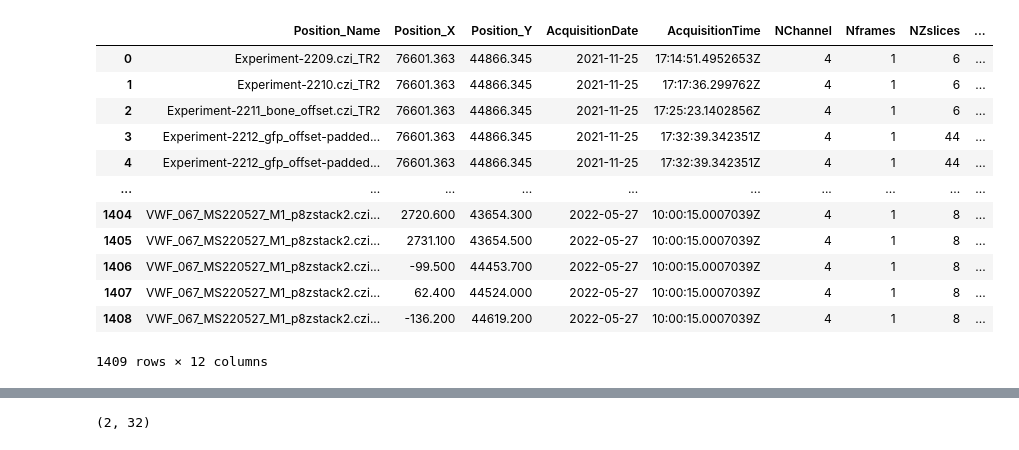
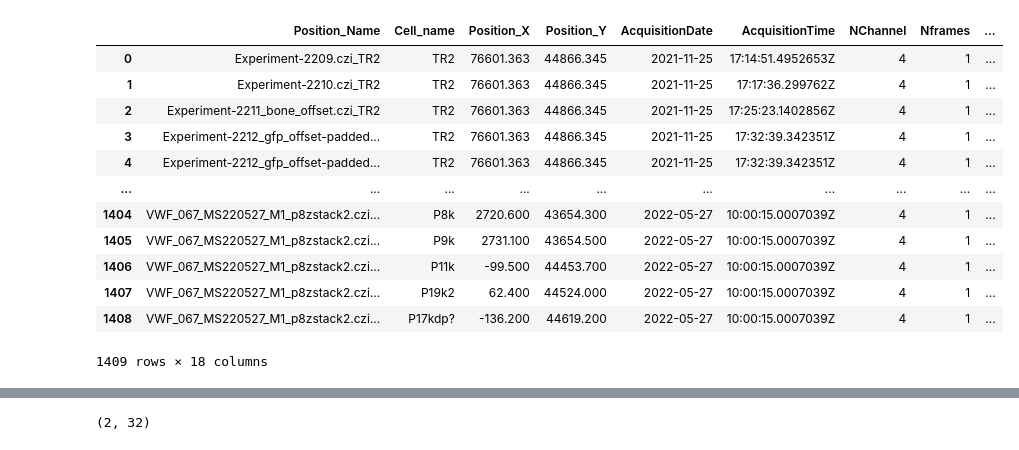
Before and after one commit to Mas515/Image_analysis, a Jupyter notebook: CZI_metadata_processing/Metadata_plotting.ipynb, the cells around one changed output, grey strips where cells are left out. Drawn from its saved outputs; the diff is of its cells as text; code cells hidden in the pictures.

```diff
--- a/CZI_metadata_processing/Metadata_plotting.ipynb
+++ b/CZI_metadata_processing/Metadata_plotting.ipynb
@@ -19,48 +19,48 @@ import pandas as pd
 # pddf9=pd.read_csv('/Users/secchim/Documents/VWF_067_MS220526_IVMdepletion24h_metadata.csv')
 
 
 # pddf=pd.concat([pddf, pddf1, pddf2, pddf3, pddf4, pddf5, pddf6, pddf7, pddf8, pddf9 ], axis =0)
 
-pddf=pd.read_csv('/Users/secchim/Documents/VWF_043_045_048_049_053_060_062_063_066_067_IVM_metadata.csv')
+pddf=pd.read_csv('/Users/secchim/Documents/221102_VWF_043_045_048_049_053_060_062_063_066_067_IVM_metadata.csv')
 pddf
 
 ##### WORKS
 pddf.loc[pddf['NZslices']==1, 'Datatype']='snap'
 pddf.loc[pddf['NZslices']>1, 'Datatype']='single_zstack'
 pddf.loc[pddf['Tilerow']>1, 'Datatype']='tilescan'
 pddf.loc[pddf['Tilecolumn'] >1, 'Datatype']='tilescan'
 pddf.loc[pddf['Nframes']>1, 'Datatype']='movie'
 
 pddf
 
 #REMOVING THE TILESCAN PROCESSED FILES
 
 #df=pddf[pddf['Position_Name'].str.contains('padd')==False]
 #df=df[df['Position_Name'].str.contains('stich')==False]
 
 #ALSO NEED TO MANUALLY CHANGE VWF_045 files which lack the MS in the name
 #df['Position_Name']=df['Position_Name'].str.replace(r'VWF_045_211','VWF_045_MS211')
 pddf['Position_Name']=pddf['Position_Name'].str.replace(r'VWF_067_2205','VWF_067_MS2205')
 
-pddf.to_csv('/Users/secchim/Documents/Combined_metadata_edited.csv', index=False)
+pddf.to_csv('/Users/secchim/Documents/221102Combined_metadata_edited.csv', index=False)
 #1368 rows
 #changed the date format manually to short and reversed !!!!! 2022-03-04
 
 pddf
 # %% [output]
-|  | Position_Name | Position_X | Position_Y | AcquisitionDate | AcquisitionTime | NChannel | Nframes | NZslices | ... |
-| 0 | Experiment-2209.czi_TR2 | 76601.363 | 44866.345 | 2021-11-25 | 17:14:51.4952653Z | 4 | 1 | 6 | ... |
-| 1 | Experiment-2210.czi_TR2 | 76601.363 | 44866.345 | 2021-11-25 | 17:17:36.299762Z | 4 | 1 | 6 | ... |
-| 2 | Experiment-2211_bone_offset.czi_TR2 | 76601.363 | 44866.345 | 2021-11-25 | 17:25:23.1402856Z | 4 | 1 | 6 | ... |
-| 3 | Experiment-2212_gfp_offset-padded... | 76601.363 | 44866.345 | 2021-11-25 | 17:32:39.342351Z | 4 | 1 | 44 | ... |
-| 4 | Experiment-2212_gfp_offset-padded... | 76601.363 | 44866.345 | 2021-11-25 | 17:32:39.342351Z | 4 | 1 | 44 | ... |
+|  | Position_Name | Cell_name | Position_X | Position_Y | AcquisitionDate | AcquisitionTime | NChannel | Nframes | ... |
+| 0 | Experiment-2209.czi_TR2 | TR2 | 76601.363 | 44866.345 | 2021-11-25 | 17:14:51.4952653Z | 4 | 1 | ... |
+| 1 | Experiment-2210.czi_TR2 | TR2 | 76601.363 | 44866.345 | 2021-11-25 | 17:17:36.299762Z | 4 | 1 | ... |
+| 2 | Experiment-2211_bone_offset.czi_TR2 | TR2 | 76601.363 | 44866.345 | 2021-11-25 | 17:25:23.1402856Z | 4 | 1 | ... |
+| 3 | Experiment-2212_gfp_offset-padded... | TR2 | 76601.363 | 44866.345 | 2021-11-25 | 17:32:39.342351Z | 4 | 1 | ... |
+| 4 | Experiment-2212_gfp_offset-padded... | TR2 | 76601.363 | 44866.345 | 2021-11-25 | 17:32:39.342351Z | 4 | 1 | ... |
 | ... | ... | ... | ... | ... | ... | ... | ... | ... | ... |
-| 1404 | VWF_067_MS220527_M1_p8zstack2.czi... | 2720.600 | 43654.300 | 2022-05-27 | 10:00:15.0007039Z | 4 | 1 | 8 | ... |
-| 1405 | VWF_067_MS220527_M1_p8zstack2.czi... | 2731.100 | 43654.500 | 2022-05-27 | 10:00:15.0007039Z | 4 | 1 | 8 | ... |
-| 1406 | VWF_067_MS220527_M1_p8zstack2.czi... | -99.500 | 44453.700 | 2022-05-27 | 10:00:15.0007039Z | 4 | 1 | 8 | ... |
-| 1407 | VWF_067_MS220527_M1_p8zstack2.czi... | 62.400 | 44524.000 | 2022-05-27 | 10:00:15.0007039Z | 4 | 1 | 8 | ... |
-| 1408 | VWF_067_MS220527_M1_p8zstack2.czi... | -136.200 | 44619.200 | 2022-05-27 | 10:00:15.0007039Z | 4 | 1 | 8 | ... |
+| 1404 | VWF_067_MS220527_M1_p8zstack2.czi... | P8k | 2720.600 | 43654.300 | 2022-05-27 | 10:00:15.0007039Z | 4 | 1 | ... |
+| 1405 | VWF_067_MS220527_M1_p8zstack2.czi... | P9k | 2731.100 | 43654.500 | 2022-05-27 | 10:00:15.0007039Z | 4 | 1 | ... |
+| 1406 | VWF_067_MS220527_M1_p8zstack2.czi... | P11k | -99.500 | 44453.700 | 2022-05-27 | 10:00:15.0007039Z | 4 | 1 | ... |
+| 1407 | VWF_067_MS220527_M1_p8zstack2.czi... | P19k2 | 62.400 | 44524.000 | 2022-05-27 | 10:00:15.0007039Z | 4 | 1 | ... |
+| 1408 | VWF_067_MS220527_M1_p8zstack2.czi... | P17kdp? | -136.200 | 44619.200 | 2022-05-27 | 10:00:15.0007039Z | 4 | 1 | ... |
-1409 rows × 12 columns
+1409 rows × 18 columns
 # %%
 pddf.boxplot(column= 'NZslices', by= 'Datatype')
 pddf.plot.hist(by='NZslices')
```
Also changed, not shown: parts of 5 cells of this notebook, 5 other files.
